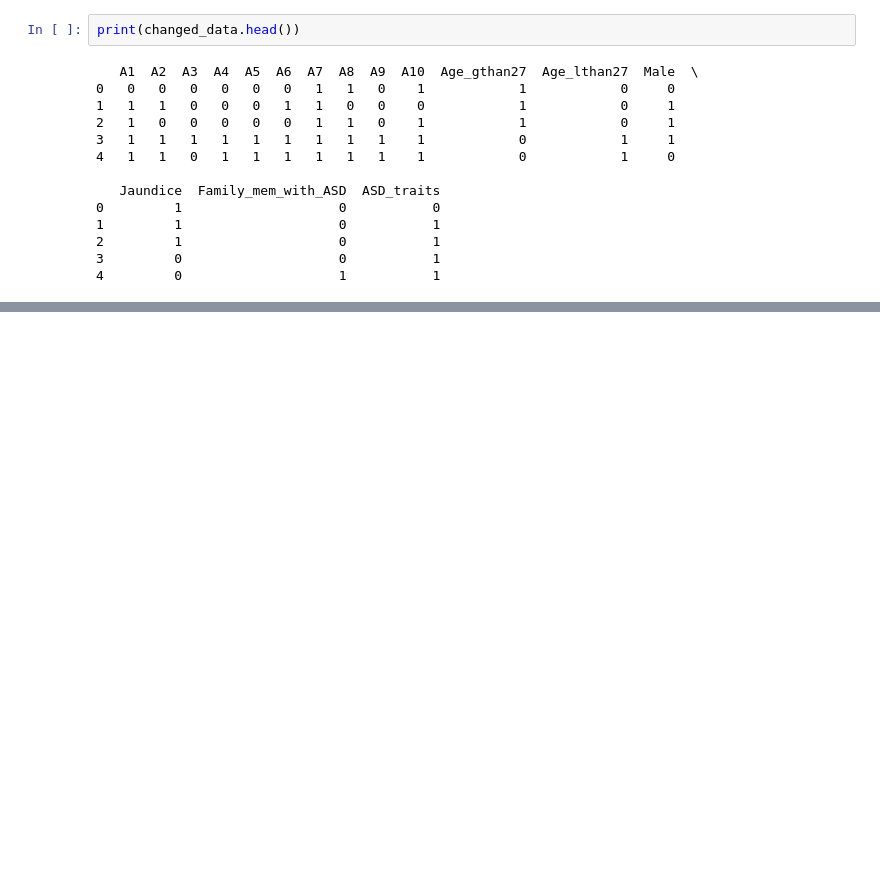
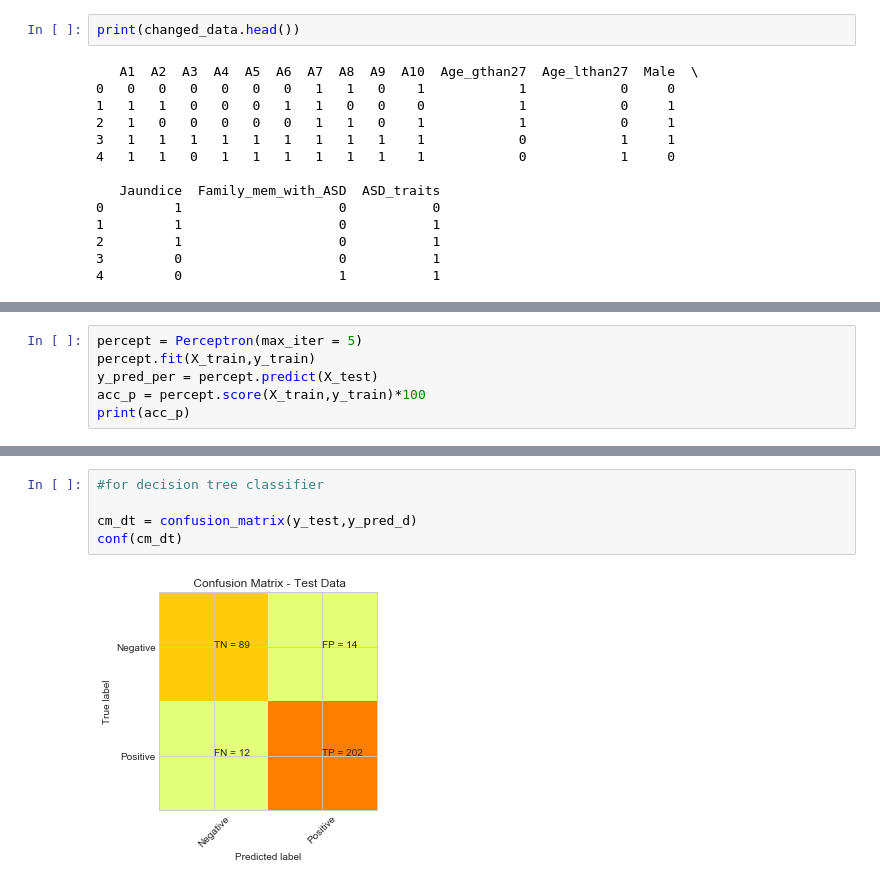
Before and after one commit to Priyal2807/Classification-of-Autism-Data, a Jupyter notebook: Implementation.ipynb, the cells around one changed output, grey strips where cells are left out. Saved outputs shown, nothing was run; the diff lists cells and outputs as text; blank space fills up the shorter version.

```diff
--- a/Implementation.ipynb
+++ b/Implementation.ipynb
@@ -88,0 +271,6 @@ print(changed_data.head())
+# %%
+percept = Perceptron(max_iter = 5)
+percept.fit(X_train,y_train)
+y_pred_per = percept.predict(X_test)
+acc_p = percept.score(X_train,y_train)*100
+print(acc_p)
@@ -88,0 +326,7 @@ print(changed_data.head())
+# %%
+#for decision tree classifier
+
+cm_dt = confusion_matrix(y_test,y_pred_d)
+conf(cm_dt)
+# %% [output]
+[figure, added]
```
Also changed, not shown: parts of 57 cells of this notebook.
